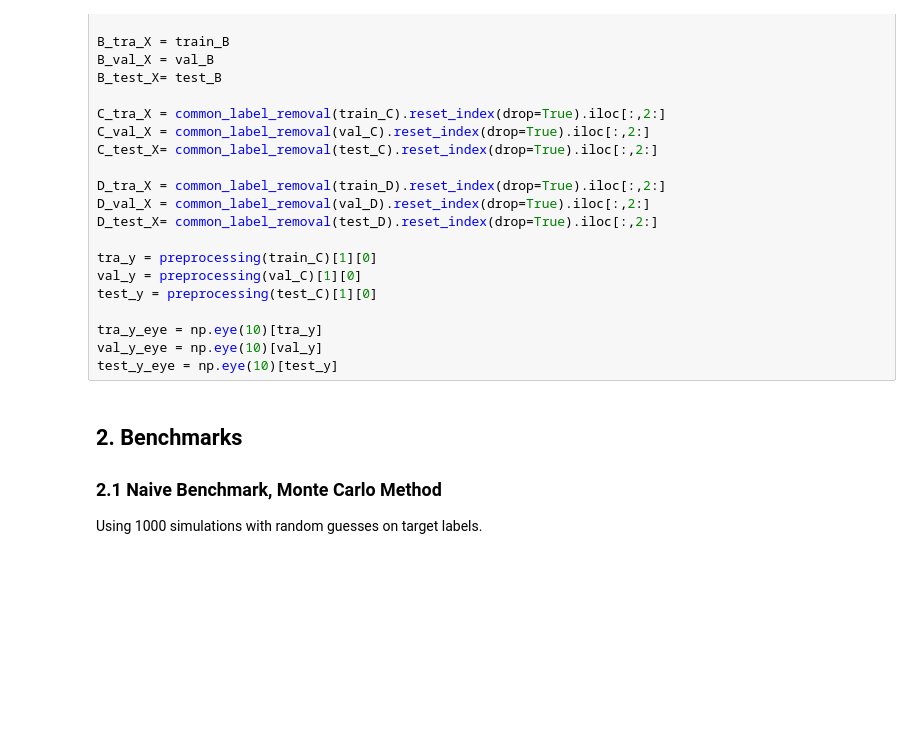
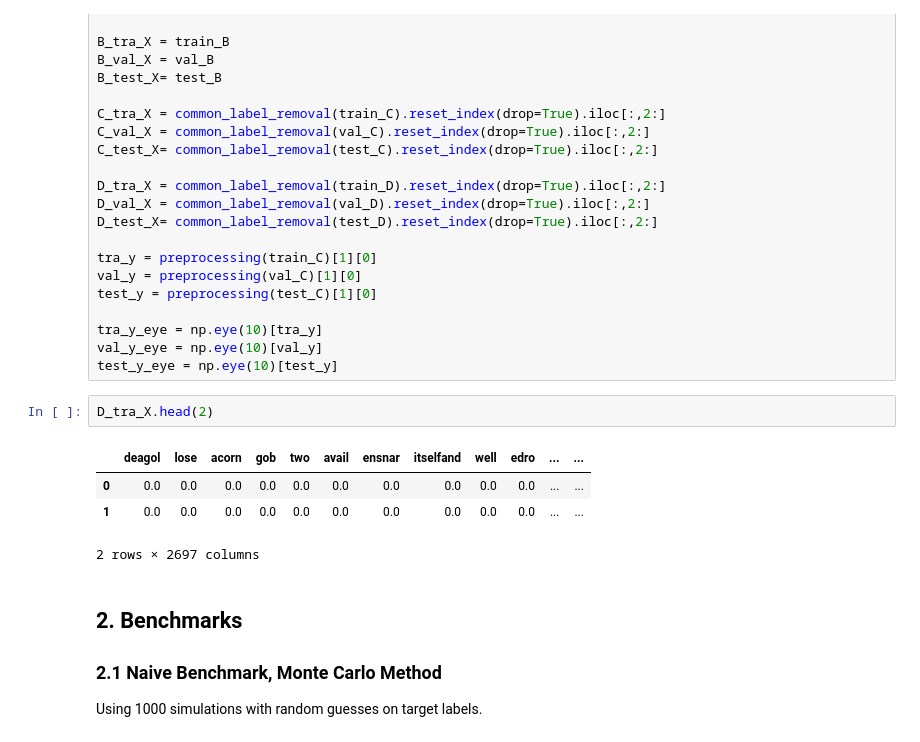
Before and after one commit to DataJakob/TDT4310-Intelligent-Textual-Analysis-And-Language-Understanding, a Jupyter notebook: model-and-eval.ipynb, the cells around one changed output. Saved outputs shown, nothing was run; the diff lists cells and outputs as text; blank space fills up the shorter version.

```diff
--- a/model-and-eval.ipynb
+++ b/model-and-eval.ipynb
@@ -140,6 +136,13 @@ test_y = preprocessing(test_C)[1][0]
 tra_y_eye = np.eye(10)[tra_y]
 val_y_eye = np.eye(10)[val_y]
 test_y_eye = np.eye(10)[test_y]
+# %%
+D_tra_X.head(2)
+# %% [output]
+|  | deagol | lose | acorn | gob | two | avail | ensnar | itselfand | well | edro | ... | ... |
+| 0 | 0.0 | 0.0 | 0.0 | 0.0 | 0.0 | 0.0 | 0.0 | 0.0 | 0.0 | 0.0 | ... | ... |
+| 1 | 0.0 | 0.0 | 0.0 | 0.0 | 0.0 | 0.0 | 0.0 | 0.0 | 0.0 | 0.0 | ... | ... |
+2 rows × 2697 columns
 # %% [markdown]
 <h2> 2. Benchmarks </h2>
 <h3> 2.1 Naive Benchmark, Monte Carlo Method </h3>
```
Also changed, not shown: parts of 9 cells of this notebook.
